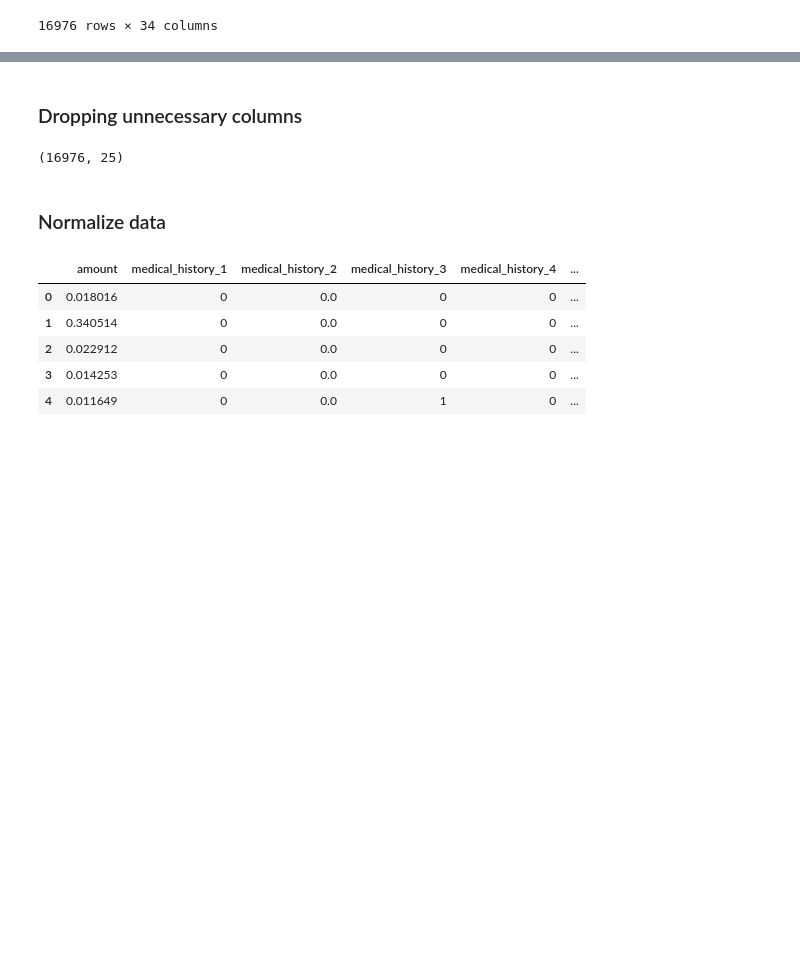
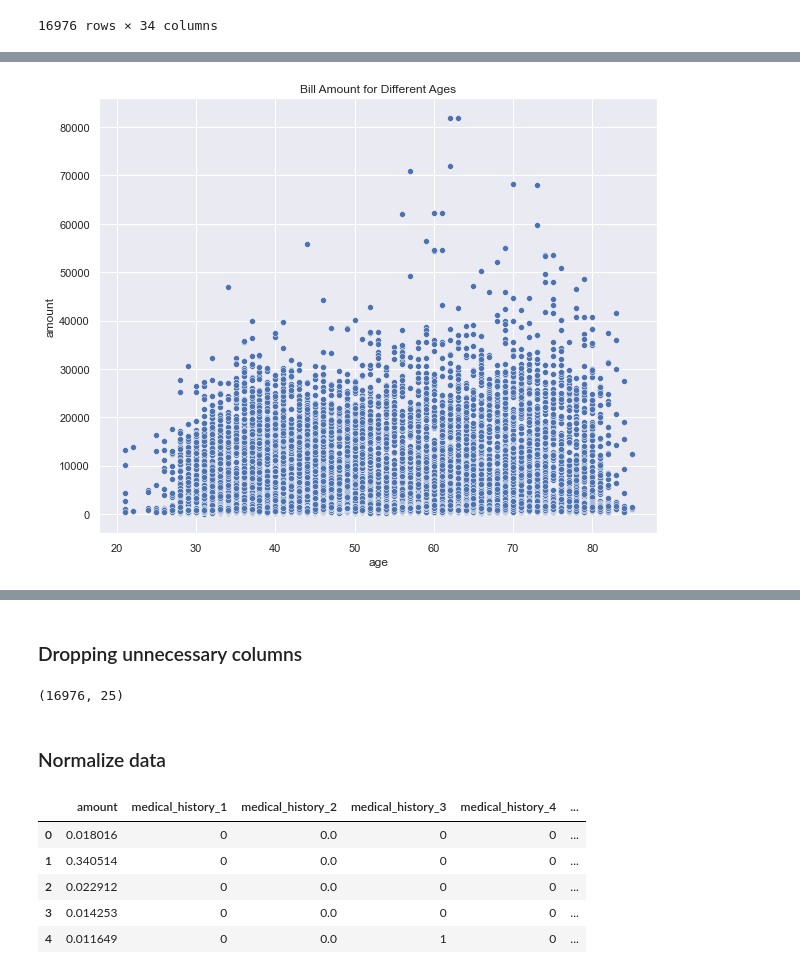
Before and after one commit to pooj23/PythonHolmuskAssignment, a Jupyter notebook: holmusk.ipynb, the cells around one changed output, grey strips where cells are left out. Drawn from its saved outputs; the diff is of its cells as text; code cells hidden in the pictures; blank space fills up the shorter version.

```diff
--- a/holmusk.ipynb
+++ b/holmusk.ipynb
@@ -361,0 +376,7 @@ final_data
+# %%
+sns.set_theme(color_codes=True)
+plt.figure(figsize=(10,8))
+sns.scatterplot(data=final_data, x="age", y="amount")
+plt.title('Bill Amount for Different Ages');
+# %% [output]
+[figure, added]
```
Also changed, not shown: parts of 43 cells of this notebook.
